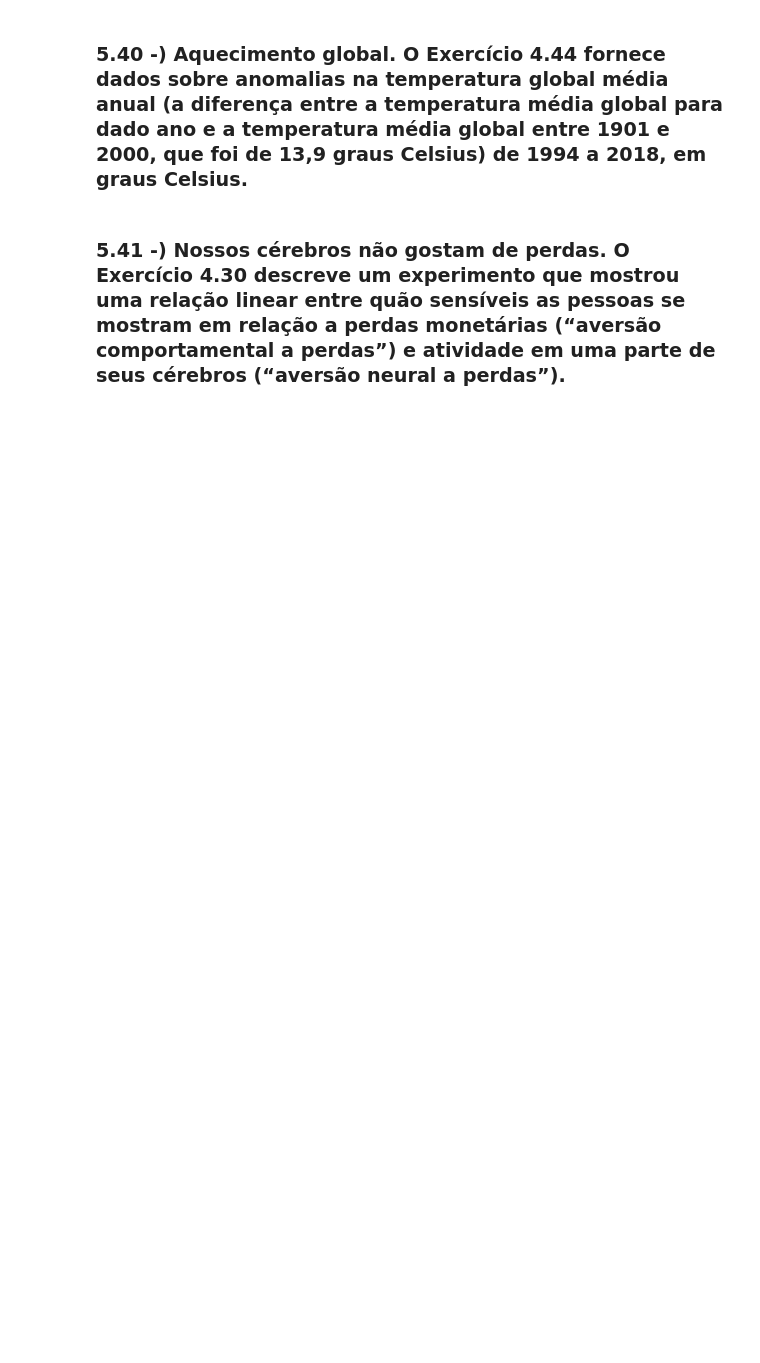
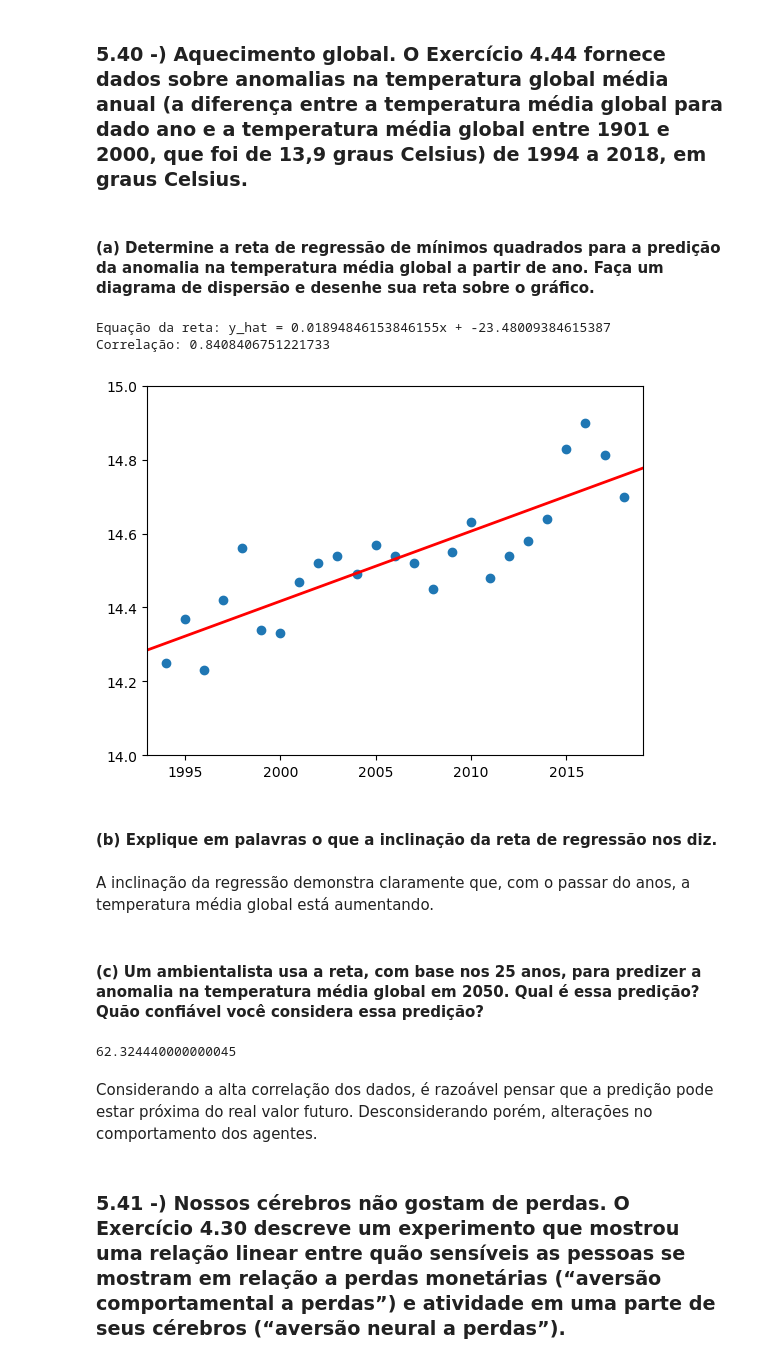
Before and after one commit to PineMi/University-projects, a Jupyter notebook: DataAnalysis_28_03_2024/Lista1_analise_de_dados.ipynb, the cells around one changed output. Drawn from its saved outputs; the diff is of its cells as text; code cells hidden in the pictures; blank space fills up the shorter version.

```diff
--- a/DataAnalysis_28_03_2024/Lista1_analise_de_dados.ipynb
+++ b/DataAnalysis_28_03_2024/Lista1_analise_de_dados.ipynb
@@ -226,4 +300,41 @@ Não esperamos muita precisão desta predição, pois a correlação entre os da
 # %% [markdown]
 ### 5.40 -) Aquecimento global. O Exercício 4.44 fornece dados sobre anomalias na temperatura global média anual (a diferença entre a temperatura média global para dado ano e a temperatura média global entre 1901 e 2000, que foi de 13,9 graus Celsius) de 1994 a 2018, em graus Celsius.
+# %% [markdown]
+#### (a) Determine a reta de regressão de mínimos quadrados para a predição da anomalia na temperatura média global a partir de ano. Faça um diagrama de dispersão e desenhe sua reta sobre o gráfico.
+# %%
+ano = [1994,1995,1996,1997,1998,1999,2000,2001,2002,2003,2004,2005,
+       2006,2007,2008,2009,2010,2011,2012,2013,2014,2015,2016,2017,2018]
+
+temp = [14.25,14.37,14.23,14.42,14.56,14.34,14.33,14.47,14.52,14.54,14.49,
+        14.57,14.54,14.52,14.45,14.55,14.63,14.48,14.54,14.58,14.64,14.83,14.90,14.813,14.7]
+
+r = st.pearsonr(ano,temp).statistic
+a = r * st.tstd(temp)/st.tstd(ano)
+b = (sum(temp)/len(temp)) - a * (sum(ano)/len(ano))
+print(f"Equação da reta: y_hat = {a}x + {b}\nCorrelação: {r}")
+# %% [output]
+Equação da reta: y_hat = 0.01894846153846155x + -23.48009384615387
+Correlação: 0.8408406751221733
+# %%
+plt.scatter(ano,temp)
+plt.axline((0, b), slope=a, linewidth=2, color='r')
+plt.xlim(1993,2019)
+plt.ylim(14,15)
+plt.show()
+# %% [output]
+[figure, added]
+# %% [markdown]
+#### (b) Explique em palavras o que a inclinação da reta de regressão nos diz.
+# %% [markdown]
+A inclinação da regressão demonstra claramente que, com o passar do anos, a temperatura média global está aumentando.
+# %% [markdown]
+#### (c) Um ambientalista usa a reta, com base nos 25 anos, para predizer a anomalia na temperatura média global em 2050. Qual é essa predição? Quão confiável você considera essa predição?
+# %%
+y_hat = a * 2050 - b
+y_hat
+# %% [output]
+62.324440000000045
+# %% [markdown]
+Considerando a alta correlação dos dados, é razoável pensar que a predição pode estar próxima do real valor futuro. Desconsiderando porém, alterações no comportamento dos agentes.
 # %% [markdown]
 ### 5.41 -) Nossos cérebros não gostam de perdas. O Exercício 4.30 descreve um experimento que mostrou uma relação linear entre quão sensíveis as pessoas se mostram em relação a perdas monetárias (“aversão comportamental a perdas”) e atividade em uma parte de seus cérebros (“aversão neural a perdas”).
```
Also changed, not shown: parts of 29 cells of this notebook.
